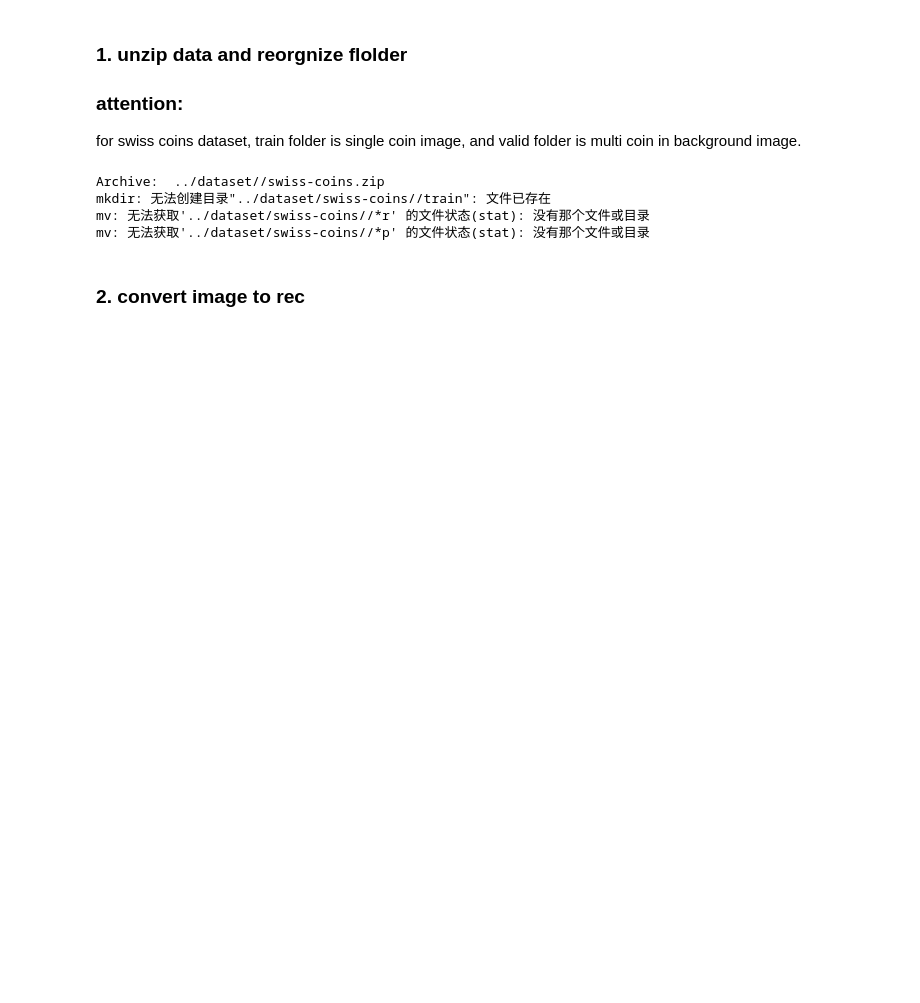
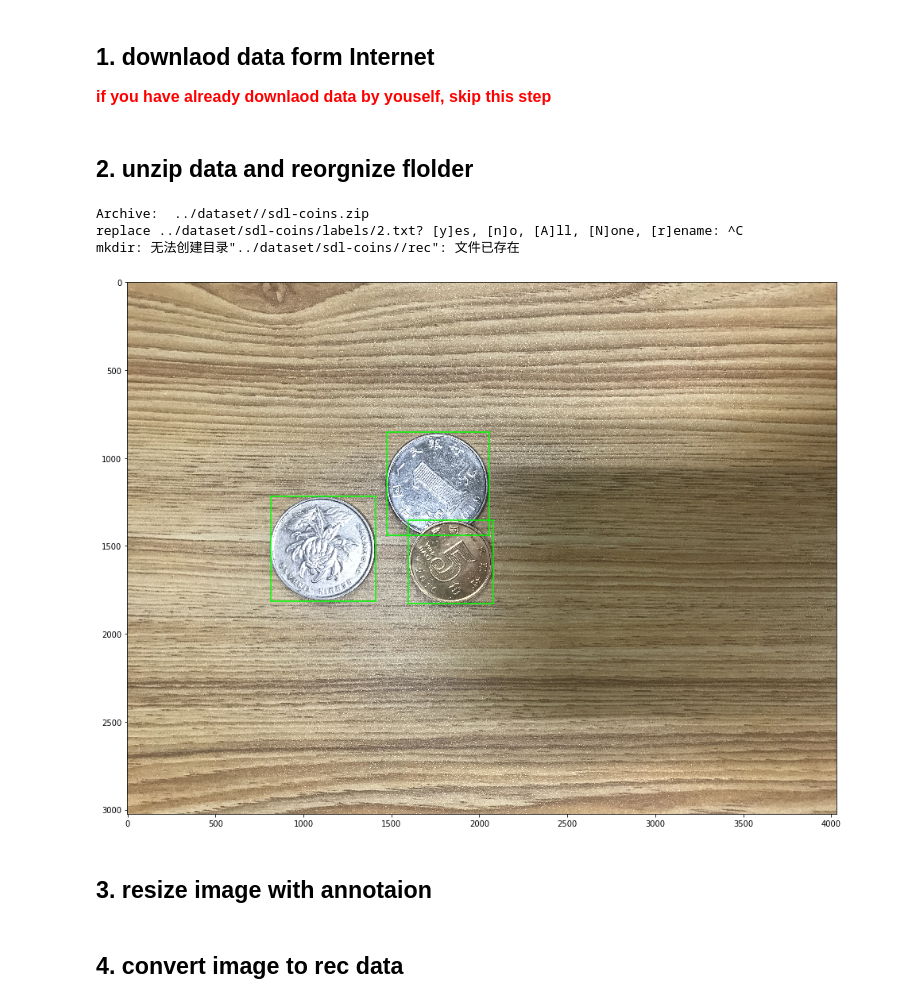
Before and after one commit to yinglang/CoinCount, a Jupyter notebook: data_prepare/data_prepare.ipynb, the cells around one changed output. Drawn from its saved outputs; the diff is of its cells as text; code cells hidden in the pictures; blank space fills up the shorter version.

```diff
--- a/data_prepare/data_prepare.ipynb
+++ b/data_prepare/data_prepare.ipynb
@@ -4,29 +3,39 @@
 # %%
 import os
+import matplotlib.pyplot as plt
+import matplotlib as mpl
+mpl.rcParams['figure.dpi'] = 120
+from mxnet import image
+import sys
+sys.path.append("../")
+from utils import utils
+from utils.utils import mkdir_if_not_exist, list_image_det, resize_imageset, cal_mean, cal_mean_std, show_image_SDL_annotation
 
 # dataset root dir
-coins_root = "../dataset/"
-swiss_root = coins_root + "swiss-coins/"
-os.environ["coins_root"] = coins_root
-os.environ["swiss_root"] = swiss_root
-
-rec_dir = swiss_root + "/rec/"
+os.environ["coins_root"] = coins_root = "../dataset/"
+os.environ["sdl_root"] = sdl_root = coins_root + "sdl-coins/"
+os.environ["swiss_root"] = swiss_root = coins_root + "swiss-coins/"
 
 # img2rec python script
 # python3_bin_dir = "/root/Util/anaconda3/bin"
 #os.environ["im2rec"] = "python /root/Util/miniconda/lib/python2.7/site-packages/mxnet/tools/im2rec.py"
 os.environ["im2rec"] = "python /usr/local/lib/python2.7/dist-packages/mxnet/tools/im2rec.py"
-# %% [markdown]
-### 1. unzip data and reorgnize flolder
-
-### attention:
-for swiss coins dataset, train folder is single coin image, and valid folder is multi coin in background image.
+# %% [markdown]
+## 1. downlaod data form Internet
+
+**<font size=3 color="#ff0000">if you have already downlaod data by youself, skip this step</font>**
+# %% [markdown]
+## 2. unzip data and reorgnize flolder
 # %%
-! unzip -f $coins_root/swiss-coins.zip -d $swiss_root
-! mkdir $swiss_root/train
-! mv $swiss_root/*r $swiss_root/*p $swiss_root/train
+! unzip -u $coins_root/sdl-coins.zip -d $coins_root
+! mkdir $sdl_root/rec
 # %% [output]
-Archive:  ../dataset//swiss-coins.zip
-mkdir: 无法创建目录"../dataset/swiss-coins//train": 文件已存在
-mv: 无法获取'../dataset/swiss-coins//*r' 的文件状态(stat): 没有那个文件或目录
-mv: 无法获取'../dataset/swiss-coins//*p' 的文件状态(stat): 没有那个文件或目录
+Archive:  ../dataset//sdl-coins.zip
+replace ../dataset/sdl-coins/labels/2.txt? [y]es, [n]o, [A]ll, [N]one, [r]ename: ^C
+mkdir: 无法创建目录"../dataset/sdl-coins//rec": 文件已存在
+# %%
+image = show_image_SDL_annotation(sdl_root + "images/2.jpg", sdl_root + "labels/2.txt")
+# %% [output]
+[figure, added]
+# %% [markdown]
+## 3. resize image with annotaion
@@ -33,2 +54,2 @@ mv: 无法获取'../dataset/swiss-coins//*p' 的文件状态(stat): 没有那个
 # %% [markdown]
-### 2. convert image to rec
+## 4. convert image to rec data
```
Also changed, not shown: parts of 20 cells of this notebook, 9 other files.
